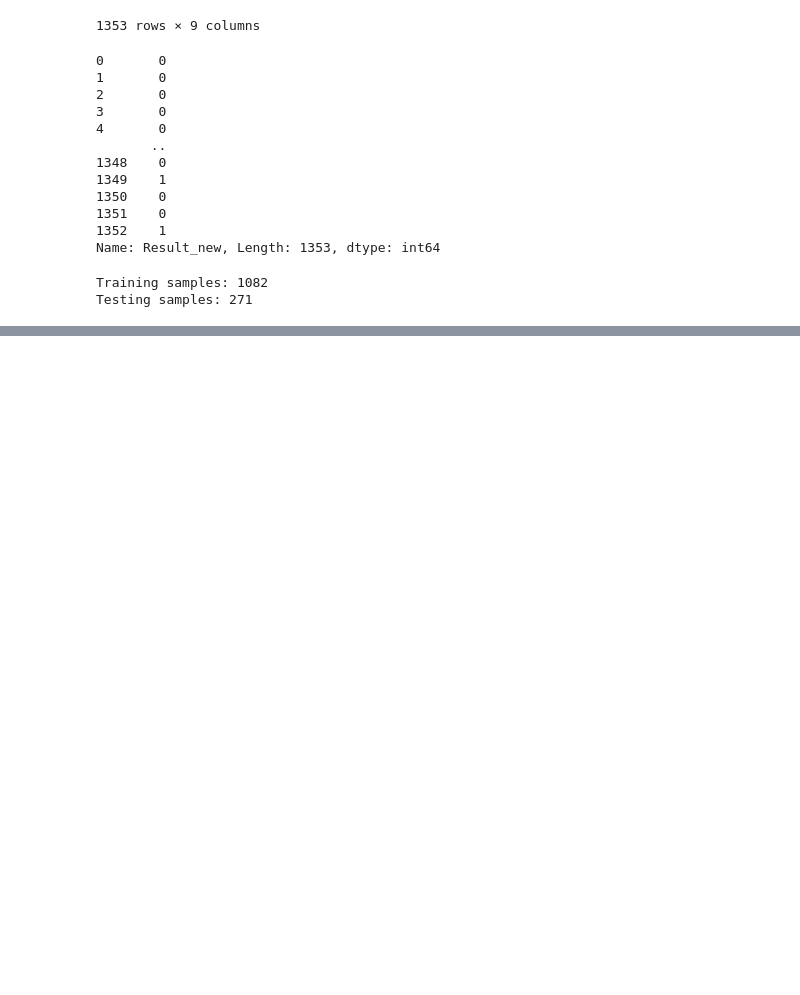
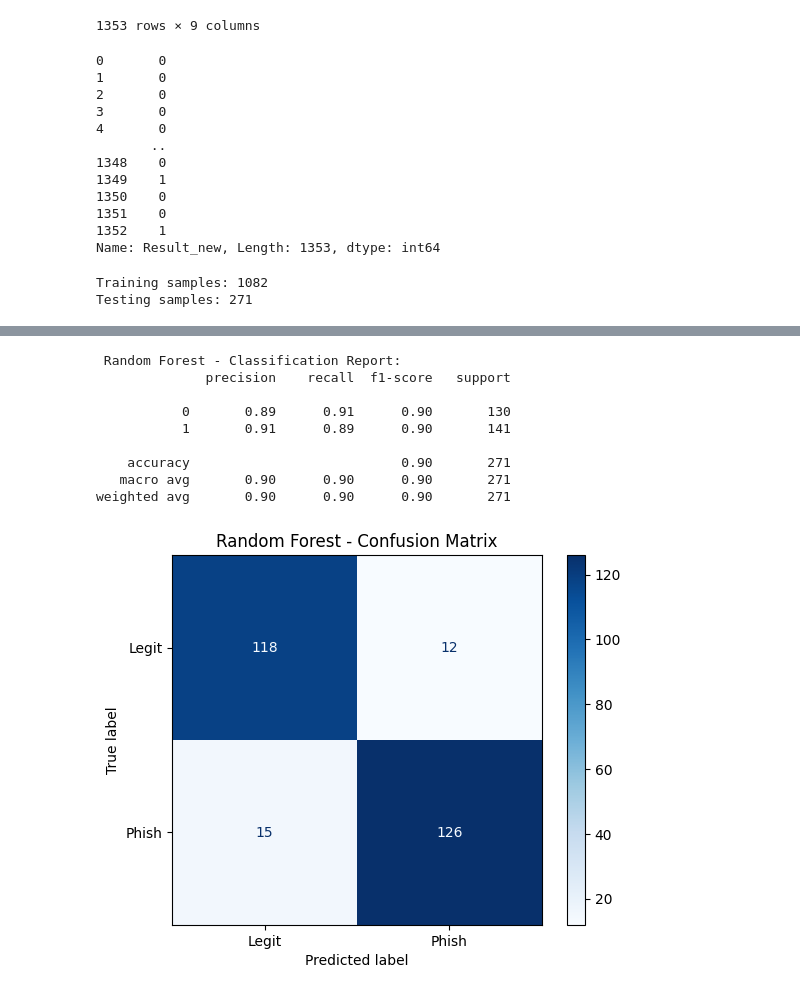
Before and after one commit to Fulankeee/MIE1628-Project-5, a Jupyter notebook: MIE1628_A5.ipynb, the cells around one changed output, grey strips where cells are left out. Cells and saved outputs as stored; diff of their text form; code cells hidden in the pictures; blank space fills up the shorter version.

```diff
--- a/MIE1628_A5.ipynb
+++ b/MIE1628_A5.ipynb
@@ -217,0 +268,16 @@ Testing samples: 271
+# %%
+# Random forrest model
+rf_model = RandomForestClassifier(n_estimators=100, random_state=823)
+rf_model.fit(X_train, y_train)
+evaluate_model(rf_model, X_test, y_test, "Random Forest")
+# %% [output]
+ Random Forest - Classification Report:
+              precision    recall  f1-score   support
+
+           0       0.89      0.91      0.90       130
+           1       0.91      0.89      0.90       141
+
+    accuracy                           0.90       271
+   macro avg       0.90      0.90      0.90       271
+weighted avg       0.90      0.90      0.90       271
+[figure, added]
```
Also changed, not shown: parts of 7 cells of this notebook.
